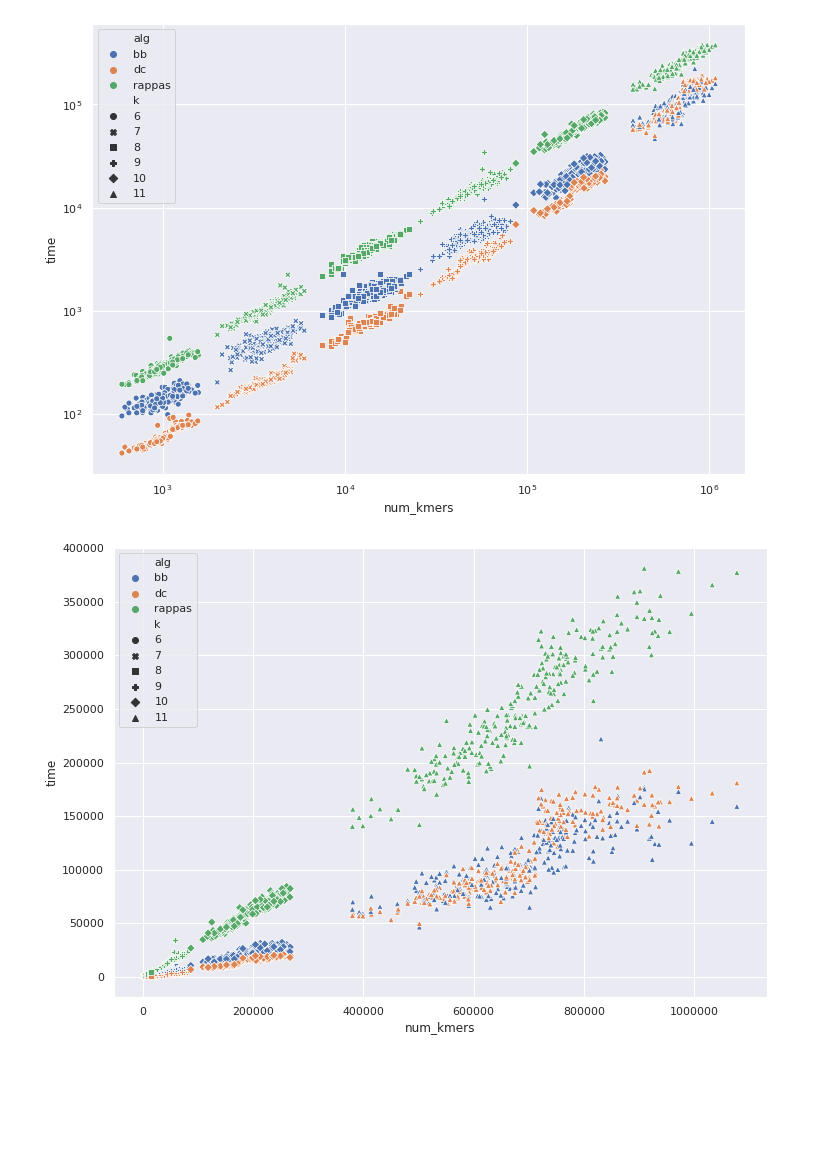
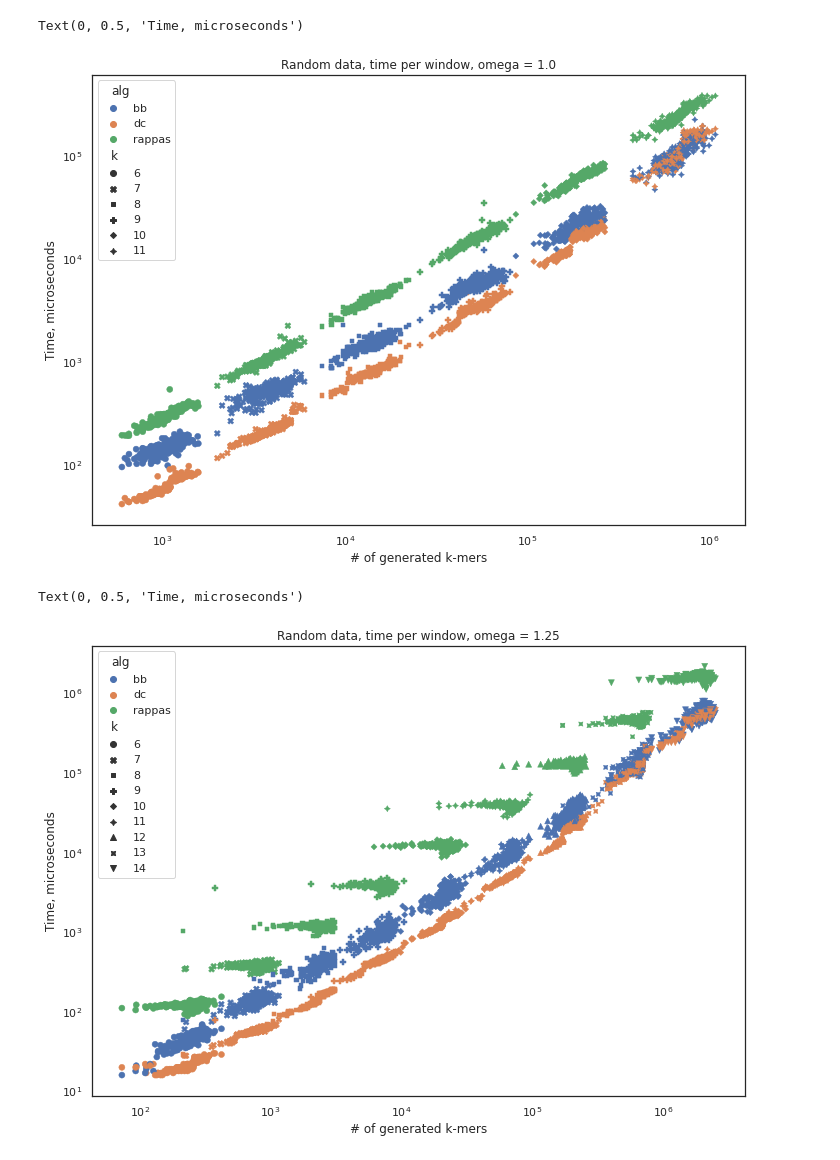
Before and after one commit to nromashchenko/pk-algs, a Jupyter notebook: alg_plots.ipynb, the cells around one changed output. Cells and saved outputs as stored; diff of their text form; code cells hidden in the pictures; blank space fills up the shorter version.

Commit message:
Updated plots

```diff
--- a/alg_plots.ipynb
+++ b/alg_plots.ipynb
@@ -3,8 +3,9 @@ import numpy as np
 import pandas as pd
 import matplotlib.pyplot as plt
 import seaborn as sns
+sns.set_style("white")
 # %%
 df = pd.read_csv("results/stats.csv")
 # %%
-df["time"] += 1
-df["num_kmers"] += 1
+df.num_kmers += 1
+df.time += 1
@@ -21,15 +23,28 @@ g.set_xscale("log")
 # %%
 sns.set(rc={'figure.figsize':(11.7,8.27)})
+sns.set_style("white")
 
 dfx = df[df["omega"] == 1.0]
-g = sns.scatterplot(x="num_kmers", y="time", hue="alg", style="k", data=dfx)
+g = sns.scatterplot(x="num_kmers", y="time", hue="alg", style="k", data=dfx, marker=2)
 g.set_yscale("log")
 g.set_xscale("log")
+plt.title("Random data, time per window, omega = 1.0")
+plt.xlabel("# of generated k-mers")
+plt.ylabel("Time, microseconds")
+#plt.savefig("fig/omega1.0.pdf", format="pdf")
 # %% [output]
+Text(0, 0.5, 'Time, microseconds')
-[figure, old version]
+[figure, new version]
 # %%
-dfx = df[df["omega"] == 1.0]
-g = sns.scatterplot(x="num_kmers", y="time", hue="alg", style="k", data=dfx)
+dfx = df[df["omega"] == 1.25]
+g = sns.scatterplot(x="num_kmers", y="time", hue="alg", style="k", data=dfx, marker=2)
+g.set_yscale("log")
+g.set_xscale("log")
+plt.title("Random data, time per window, omega = 1.25")
+plt.xlabel("# of generated k-mers")
+plt.ylabel("Time, microseconds")
+#plt.savefig("fig/omega1.25.pdf", format="pdf")
 # %% [output]
+Text(0, 0.5, 'Time, microseconds')
-[figure, old version]
+[figure, new version]
 # %%
```
Also changed, not shown: parts of 9 cells of this notebook.
